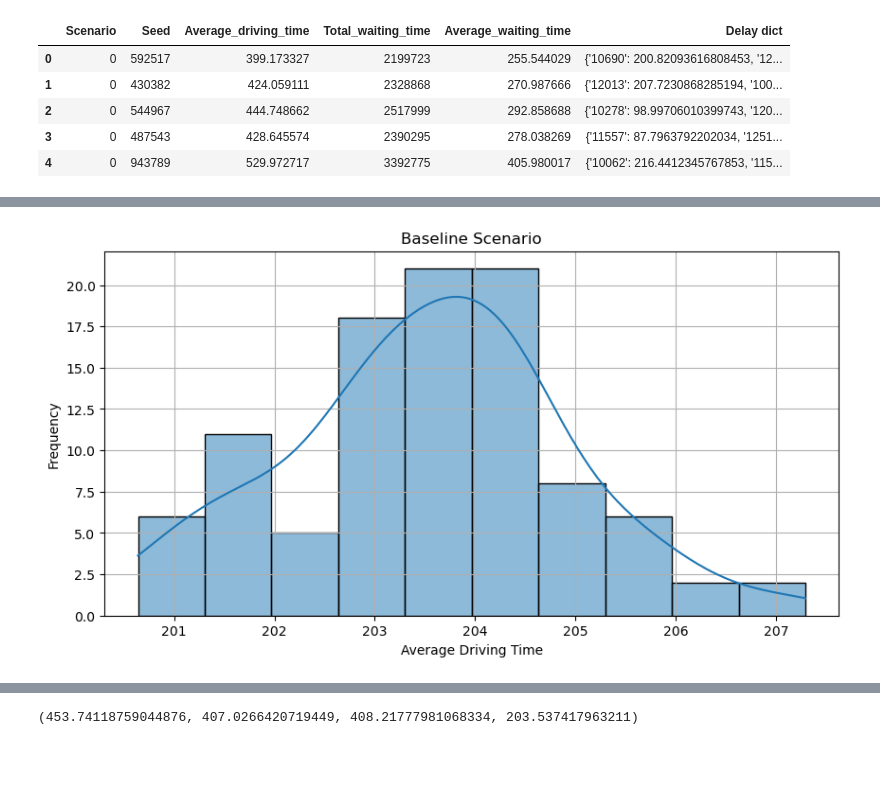
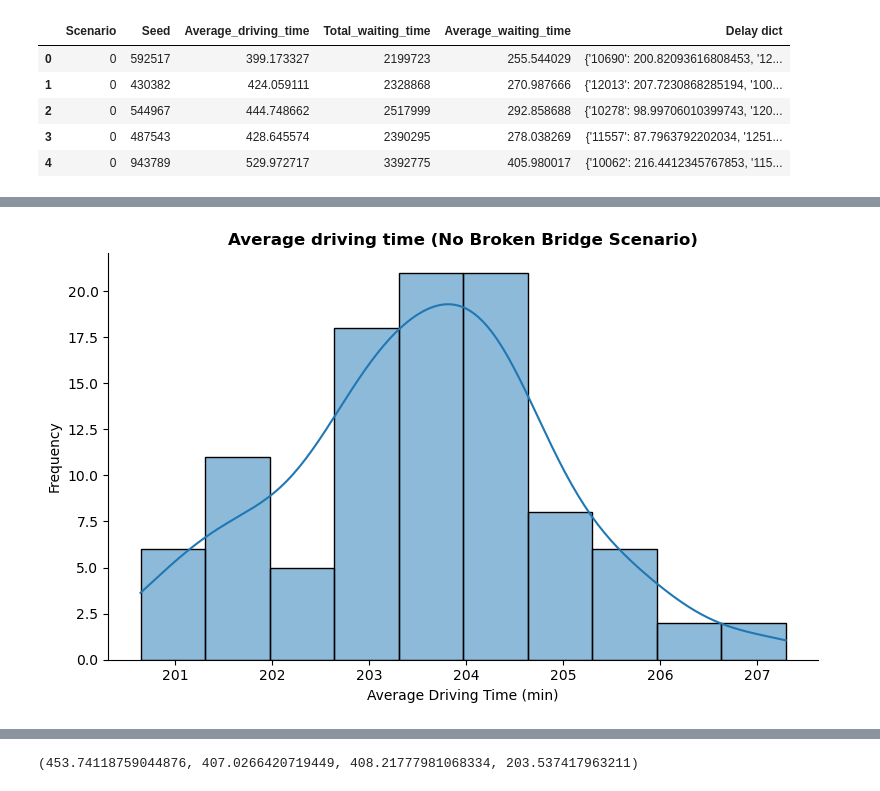
Before and after one commit to daniela1998/Advanced-Simulation-Assignments, a Jupyter notebook: Assignment 4/EPA1352-G16-A4-data scraping/notebook/Vulnerability analyses.ipynb, the cells around one changed output, grey strips where cells are left out. Saved outputs shown, nothing was run; the diff lists cells and outputs as text; code cells hidden in the pictures; blank space fills up the shorter version.

```diff
--- a/Assignment 4/EPA1352-G16-A4-data scraping/notebook/Vulnerability analyses.ipynb
+++ b/Assignment 4/EPA1352-G16-A4-data scraping/notebook/Vulnerability analyses.ipynb
@@ -20,13 +20,3 @@ df_flood.head(5)
 | 2 | 0 | 544967 | 444.748662 | 2517999 | 292.858688 | {'10278': 98.99706010399743, '120... |
 | 3 | 0 | 487543 | 428.645574 | 2390295 | 278.038269 | {'11557': 87.7963792202034, '1251... |
 | 4 | 0 | 943789 | 529.972717 | 3392775 | 405.980017 | {'10062': 216.4412345767853, '115... |
-# %%
-#histoplot the Average_driving_time
-def histoplot(df, title):
-    plt.figure(figsize=(10, 5))
-    sns.histplot(df['Average_driving_time'], bins=10, kde=True)
-    plt.title(title)
-    plt.xlabel('Average Driving Time')
-    plt.ylabel('Frequency')
-    plt.grid()
-    plt.show()
@@ -45,4 +92,4 @@ histoplot(df_1, 'Flood False, Heavy Truck False')
 # %%
-histoplot(df_0, 'Baseline Scenario')
+histoplot(df_0, 'Average driving time (No Broken Bridge Scenario)')
 # %% [output]
-[figure, old version]
+[figure, new version]
```
Also changed, not shown: parts of 15 cells of this notebook.
